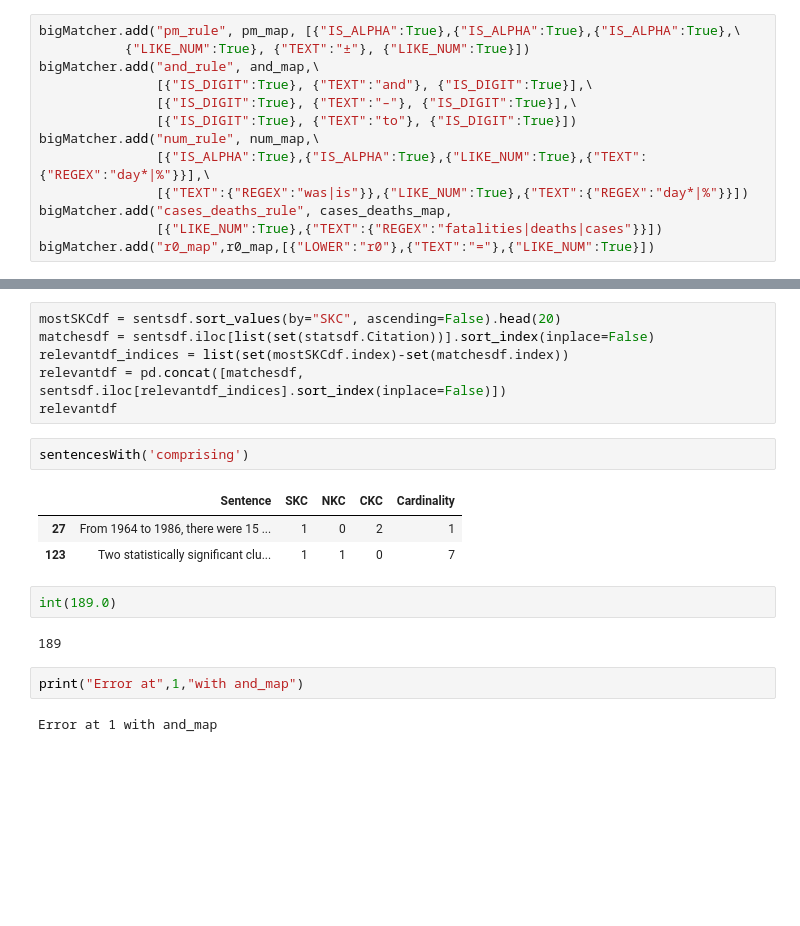
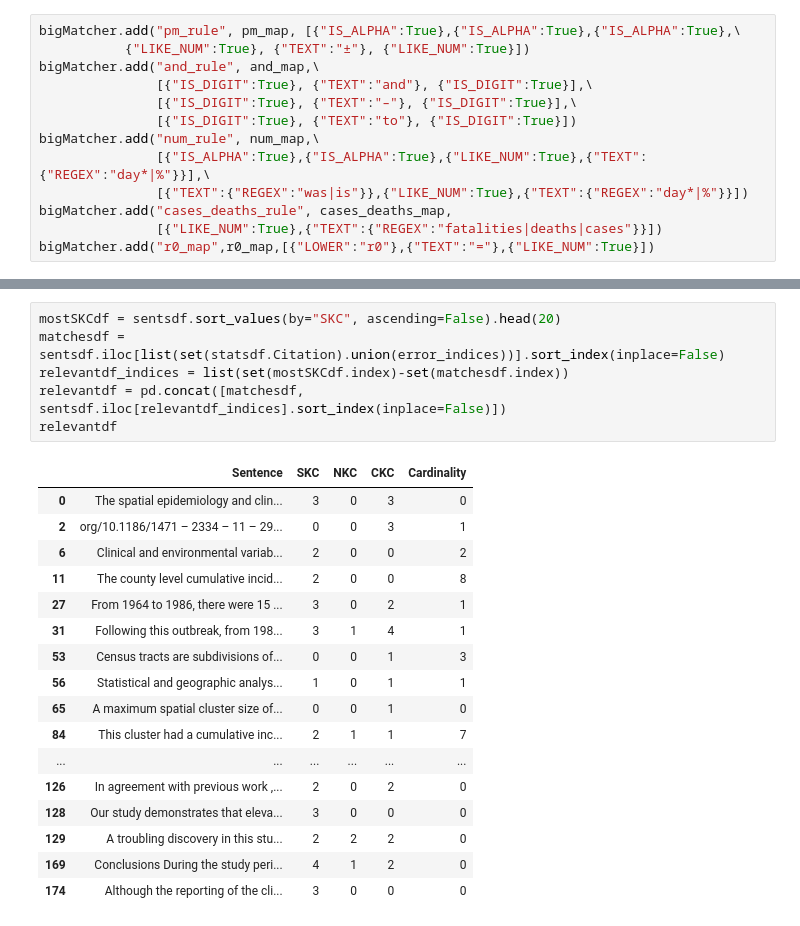
Before and after one commit to djschlicht/academic-paper-scraper, a Jupyter notebook: textdataframe.ipynb, the cells around one changed output, grey strips where cells are left out. Saved outputs shown, nothing was run; the diff lists cells and outputs as text; blank space fills up the shorter version.

```diff
--- a/textdataframe.ipynb
+++ b/textdataframe.ipynb
@@ -441,20 +457,24 @@ Error at 88 with and_map
 # %%
 mostSKCdf = sentsdf.sort_values(by="SKC", ascending=False).head(20)
-matchesdf = sentsdf.iloc[list(set(statsdf.Citation))].sort_index(inplace=False)
+matchesdf = sentsdf.iloc[list(set(statsdf.Citation).union(error_indices))].sort_index(inplace=False)
 relevantdf_indices = list(set(mostSKCdf.index)-set(matchesdf.index))
 relevantdf = pd.concat([matchesdf, sentsdf.iloc[relevantdf_indices].sort_index(inplace=False)])
 relevantdf
+# %% [output]
+|  | Sentence | SKC | NKC | CKC | Cardinality |
+| 0 | The spatial epidemiology and clin... | 3 | 0 | 3 | 0 |
+| 2 | org/10.1186/1471 – 2334 – 11 – 29... | 0 | 0 | 3 | 1 |
+| 6 | Clinical and environmental variab... | 2 | 0 | 0 | 2 |
+| 11 | The county level cumulative incid... | 2 | 0 | 0 | 8 |
+| 27 | From 1964 to 1986, there were 15 ... | 3 | 0 | 2 | 1 |
+| 31 | Following this outbreak, from 198... | 3 | 1 | 4 | 1 |
+| 53 | Census tracts are subdivisions of... | 0 | 0 | 1 | 3 |
+| 56 | Statistical and geographic analys... | 1 | 0 | 1 | 1 |
+| 65 | A maximum spatial cluster size of... | 0 | 0 | 1 | 0 |
+| 84 | This cluster had a cumulative inc... | 2 | 1 | 1 | 7 |
+| ... | ... | ... | ... | ... | ... |
+| 126 | In agreement with previous work ,... | 2 | 0 | 2 | 0 |
+| 128 | Our study demonstrates that eleva... | 3 | 0 | 0 | 0 |
+| 129 | A troubling discovery in this stu... | 2 | 2 | 2 | 0 |
+| 169 | Conclusions During the study peri... | 4 | 1 | 2 | 0 |
+| 174 | Although the reporting of the cli... | 3 | 0 | 0 | 0 |
-# %%
-sentencesWith('comprising')
-# %% [output]
-|  | Sentence | SKC | NKC | CKC | Cardinality |
-| 27 | From 1964 to 1986, there were 15 ... | 1 | 0 | 2 | 1 |
-| 123 | Two statistically significant clu... | 1 | 1 | 0 | 7 |
-# %%
-int(189.0)
-# %% [output]
-189
-# %%
-print("Error at",1,"with and_map")
-# %% [output]
-Error at 1 with and_map
```
Also changed, not shown: parts of 4 cells of this notebook.
